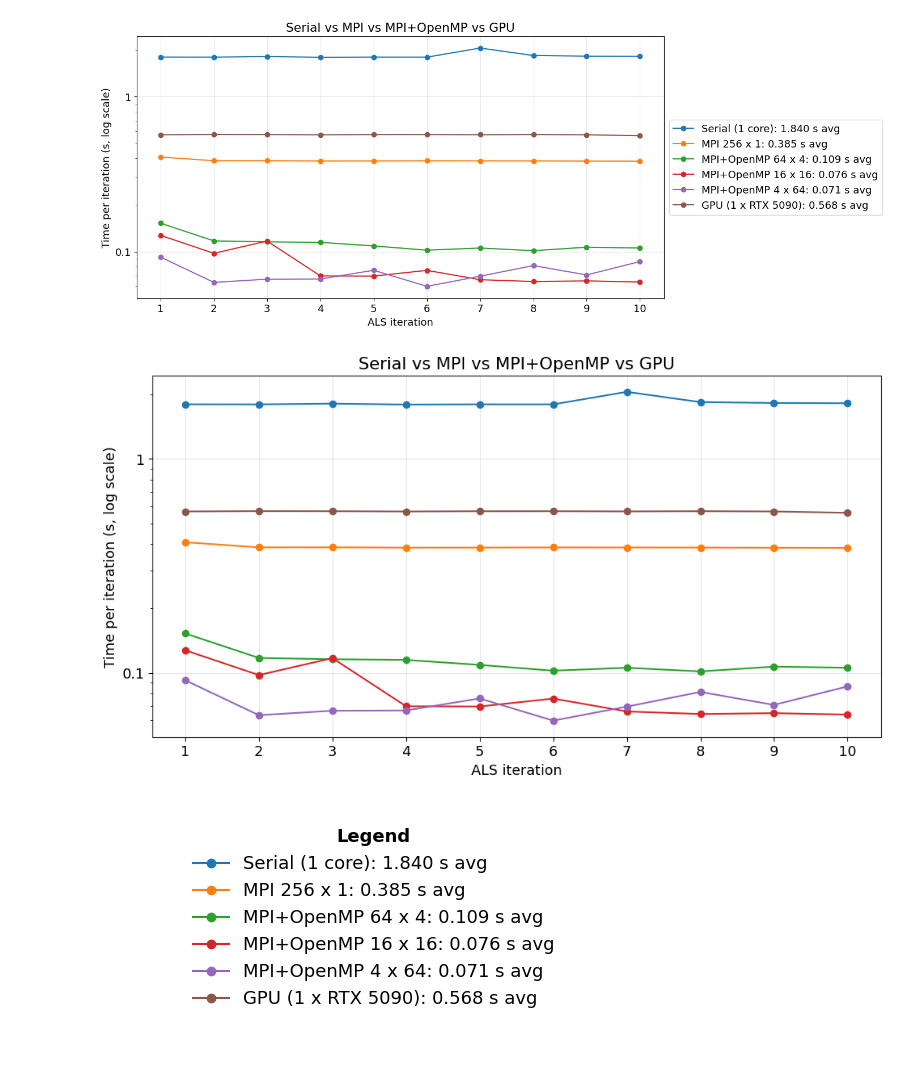
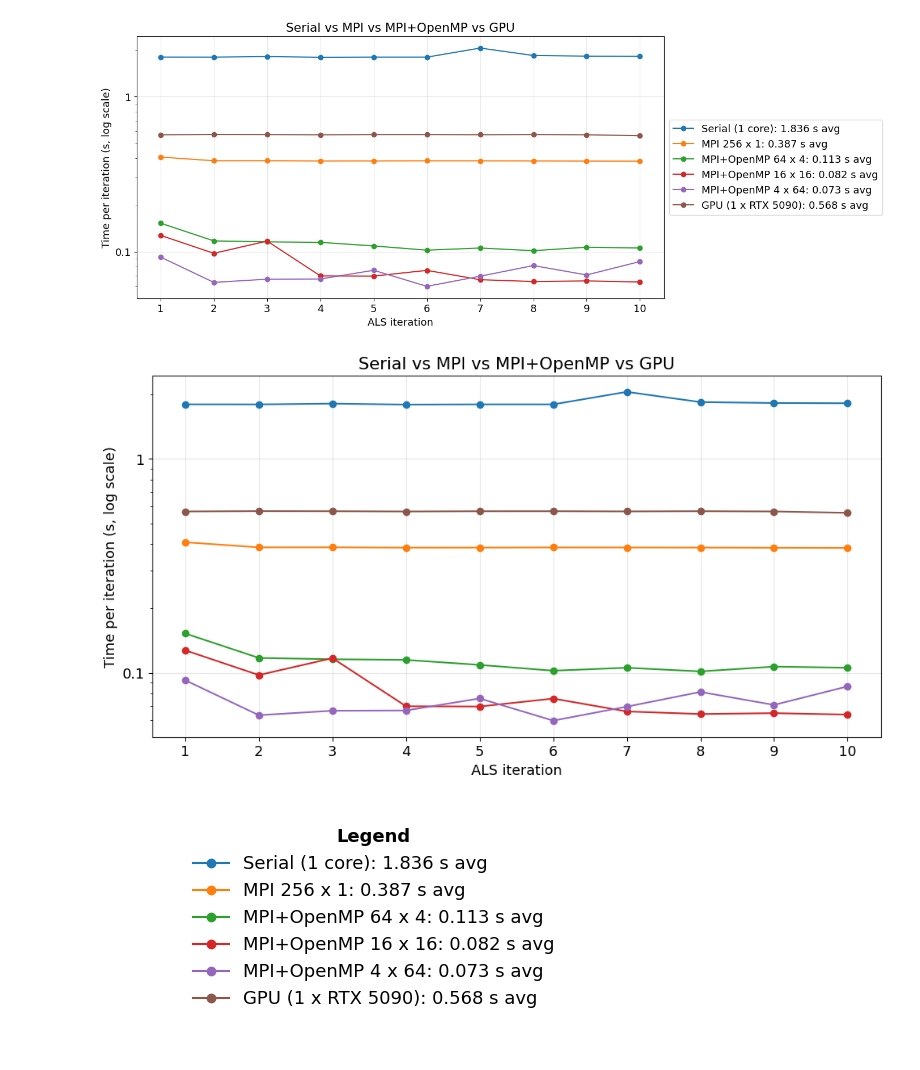
Before and after one commit to KohSiXing/DSA5208-Parallelizing-Algorithm-with-MPIX, a Jupyter notebook: Data Cleaning and Analysis.ipynb, the cells around one changed output. Drawn from its saved outputs; the diff is of its cells as text; code cells hidden in the pictures.

```diff
--- a/Data Cleaning and Analysis.ipynb
+++ b/Data Cleaning and Analysis.ipynb
@@ -235,7 +235,7 @@ versions = [
 plt.figure(figsize=(12, 6))
 for name, rows in versions:
     d = df[rows].sort_values("iteration")
-    avg = d[d["iteration"] >= 2]["iter_time_s"].mean()          # average without warm-up
+    avg = d["iter_time_s"].mean()
     plt.plot(d["iteration"], d["iter_time_s"], marker="o", label=f"{name}: {avg:.3f} s avg")
 
 plt.yscale("log")
@@ -262,32 +262,32 @@ versions = [
     ("MPI+OpenMP 4 x 64",      (df["program"] == "MPI + OpenMP") & (df["mpi_ranks"] == 4)),
     ("GPU (1 x RTX 5090)",     df["experiment"] == "GPU test"),
 ]
 
 # ---- image 1: the graph only ----
 fig, ax = plt.subplots(figsize=(12, 6))
 for name, rows in versions:
     d = df[rows].sort_values("iteration")
-    avg = d[d["iteration"] >= 2]["iter_time_s"].mean()          # average without warm-up
+    avg = d["iter_time_s"].mean()
     ax.plot(d["iteration"], d["iter_time_s"], marker="o", label=f"{name}: {avg:.3f} s avg")
 
 ax.set_yscale("log")
 ax.yaxis.set_major_formatter(FuncFormatter(lambda v, _: f"{v:g}"))   # 0.1, 1 instead of 10^-1
 ax.set_xticks(range(1, 11))
 ax.set_xlabel("ALS iteration")
 ax.set_ylabel("Time per iteration (s, log scale)")
 ax.set_title("Serial vs MPI vs MPI+OpenMP vs GPU")
 ax.grid(True, alpha=0.3)
 #fig.savefig("variants_graph.png", dpi=200, bbox_inches="tight")
 plt.show()
 
 # ---- image 2: the legend only (same lines and colours as the graph) ----
 handles, labels = ax.get_legend_handles_labels()
 fig_legend, ax_legend = plt.subplots(figsize=(6, 3))
 ax_legend.axis("off")                                   # hide the empty axes; keeps Jupyter happy
 ax_legend.legend(handles, labels, loc="best", frameon=False,
                  title="Legend", title_fontproperties={"weight": "bold"})
 #fig_legend.savefig("variants_legend.png", dpi=200, bbox_inches="tight")
 plt.show()
 # %% [output]
 [figure]
-[figure, old version]
+[figure, new version]
```
Also changed, not shown: 31 other files.
